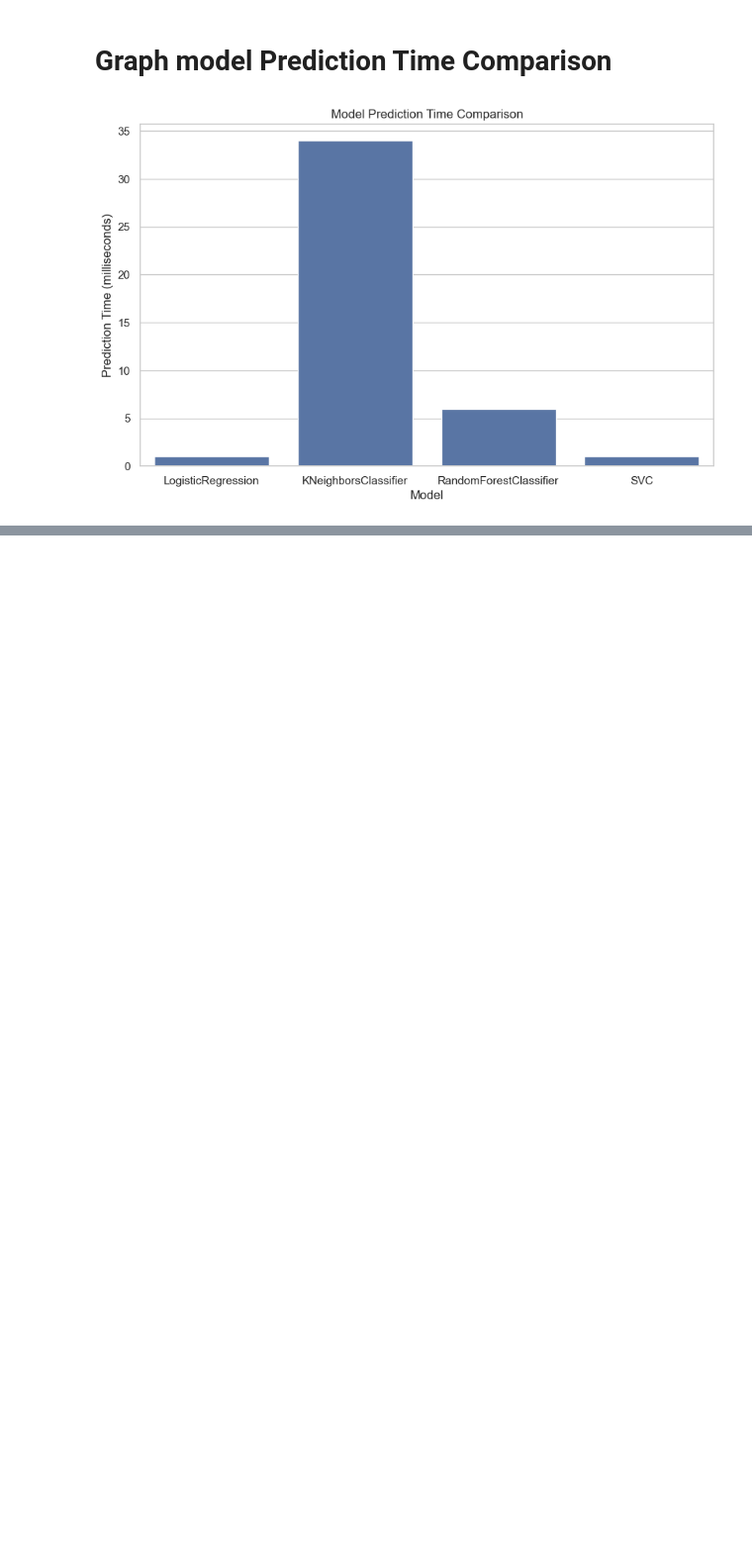
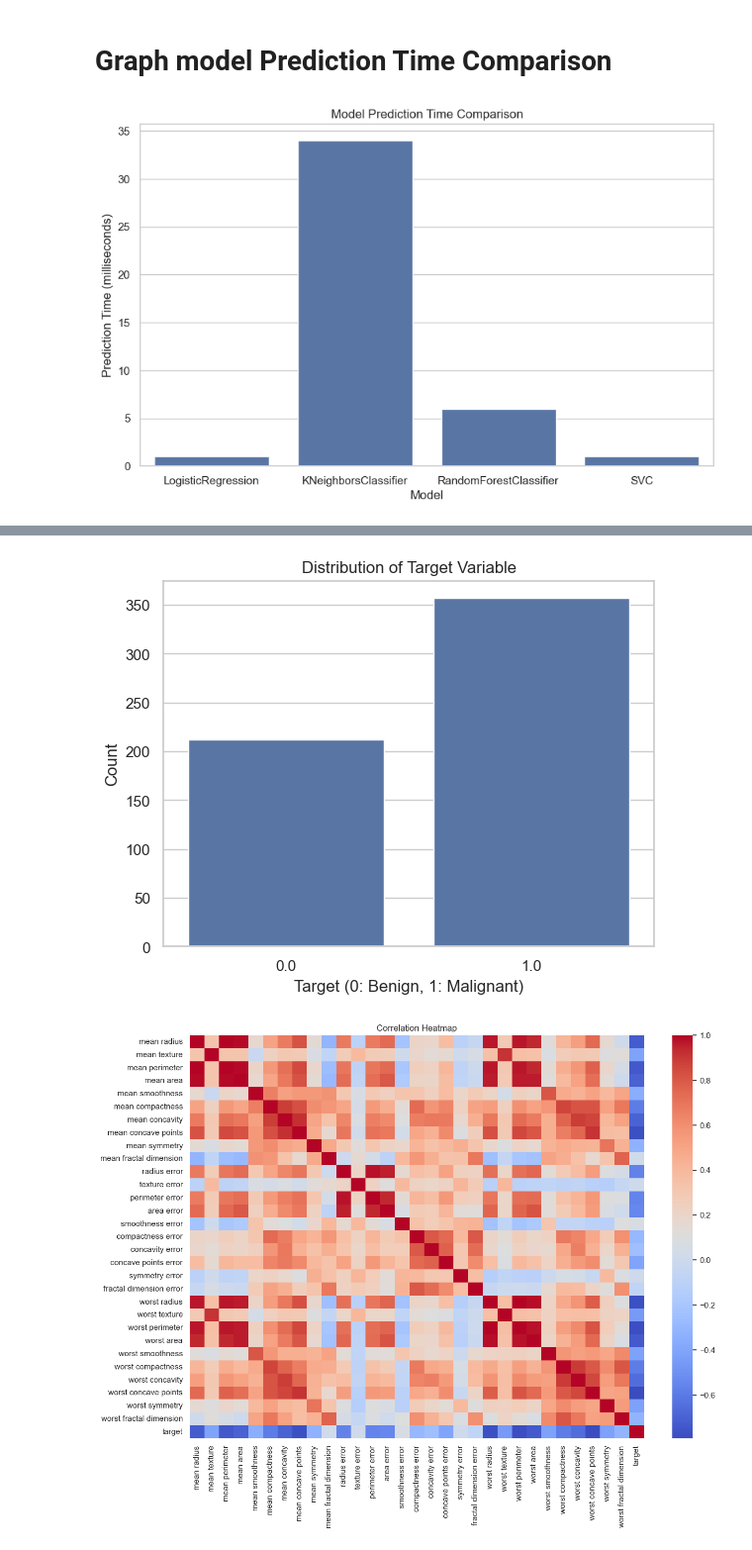
Before and after one commit to denisleuta/spbu-python-course, a Jupyter notebook: project/classification/classification.ipynb, the cells around one changed output, grey strips where cells are left out. Shown: that part at 99% size. Cells and saved outputs as stored; diff of their text form; code cells hidden in the pictures; blank space fills up the shorter version.

```diff
--- a/project/classification/classification.ipynb
+++ b/project/classification/classification.ipynb
@@ -486,0 +491,15 @@ plt.show()
+# %%
+import numpy as np
+import pandas as pd
+import matplotlib.pyplot as plt
+import seaborn as sns
+from collections import Counter
+from sklearn.datasets import load_breast_cancer
+from sklearn.model_selection import train_test_split, GridSearchCV
+from sklearn.preprocessing import StandardScaler
+from sklearn.metrics import confusion_matrix, classification_report
+from sklearn.base import BaseEstimator, ClassifierMixin
+
+data = load_breast_cancer()
+X = data.data
+y = data.target
@@ -486,0 +508,2 @@ plt.show()
+# %%
+cancer_df = pd.DataFrame(data=np.c_[X, y], columns=data.feature_names.tolist() + ['target'])
@@ -486,0 +516,14 @@ plt.show()
+# %%
+sns.countplot(x='target', data=cancer_df)
+plt.title('Distribution of Target Variable')
+plt.xlabel('Target (0: Benign, 1: Malignant)')
+plt.ylabel('Count')
+plt.show()
+
+plt.figure(figsize=(14, 10))
+sns.heatmap(cancer_df.corr(), fmt=".2f", cmap='coolwarm')
+plt.title('Correlation Heatmap')
+plt.show()
+# %% [output]
+[figure, added]
+[figure, added]
```
Also changed, not shown: parts of 13 cells of this notebook, 1 other file.
